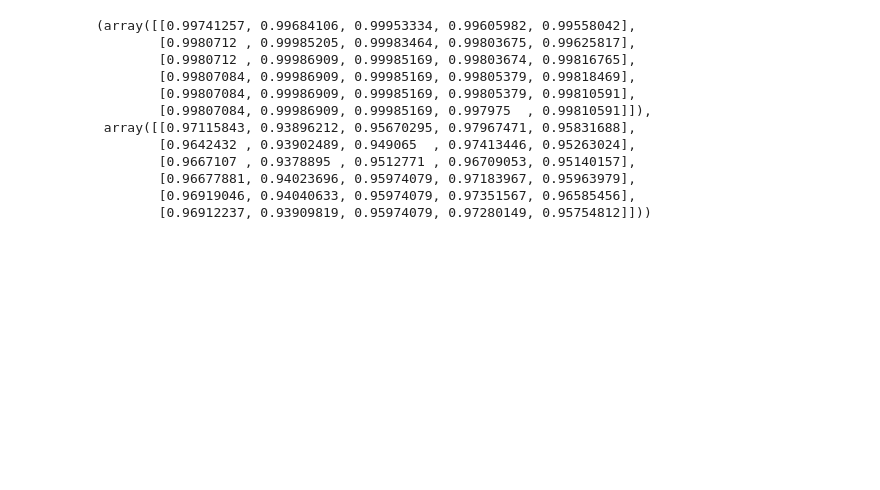
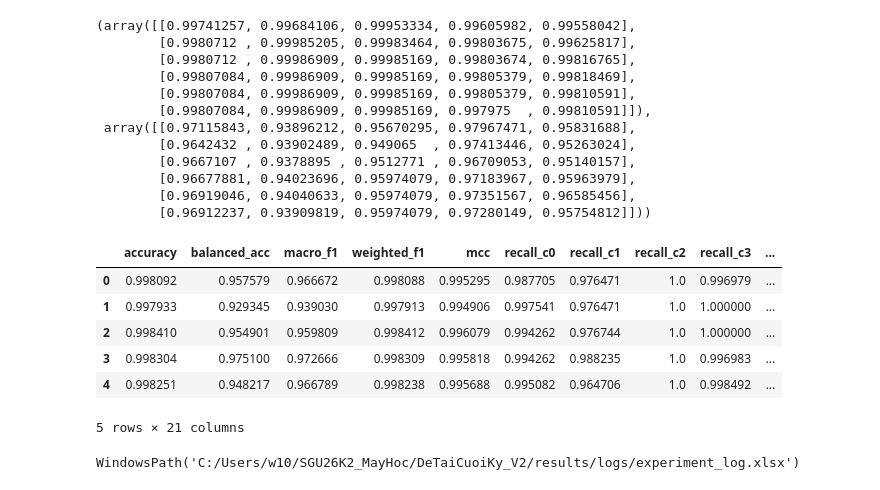
Before and after one commit to PhamNgocTuan-2006/SGU26K2_MayHoc, a Jupyter notebook: DeTaiCuoiKy_V2/experiments/03_tuning.ipynb, the cells around one changed output. Saved outputs shown, nothing was run; the diff lists cells and outputs as text; code cells hidden in the pictures; blank space fills up the shorter version.

Commit message:
docs: xuat nhat ky thi nghiem ra Excel sau tuning

```diff
--- a/DeTaiCuoiKy_V2/experiments/03_tuning.ipynb
+++ b/DeTaiCuoiKy_V2/experiments/03_tuning.ipynb
@@ -9,7 +9,7 @@ from src.config import RANDOM_STATE, CV_DIR
 from src.experiment_log import ExperimentLogger
 
 X_train, _, y_train, _, labels = load_data()
-lg = ExperimentLogger("B")
+lg = ExperimentLogger("tuan")
 
 param_dist = {
     "n_estimators": [100, 200, 400],
@@ -194,3 +194,23 @@ plot_vc(
         [0.96677881, 0.94023696, 0.95974079, 0.97183967, 0.95963979],
         [0.96919046, 0.94040633, 0.95974079, 0.97351567, 0.96585456],
         [0.96912237, 0.93909819, 0.95974079, 0.97280149, 0.95754812]]))
+# %%
+best_rf = clone(gs.best_estimator_)
+cw = gs.best_params_["class_weight"]
+
+lg.run(best_rf, X_train, y_train, "tuan",
+       strategy=f"class_weight={cw}",
+       notes=f"RandomizedSearch(n_iter=20)+Grid; best_cv_macro_f1={gs.best_score_:.4f}")
+# %% [output]
+|  | accuracy | balanced_acc | macro_f1 | weighted_f1 | mcc | recall_c0 | recall_c1 | recall_c2 | recall_c3 | ... |
+| 0 | 0.998092 | 0.957579 | 0.966672 | 0.998088 | 0.995295 | 0.987705 | 0.976471 | 1.0 | 0.996979 | ... |
+| 1 | 0.997933 | 0.929345 | 0.939030 | 0.997913 | 0.994906 | 0.997541 | 0.976471 | 1.0 | 1.000000 | ... |
+| 2 | 0.998410 | 0.954901 | 0.959809 | 0.998412 | 0.996079 | 0.994262 | 0.976744 | 1.0 | 1.000000 | ... |
+| 3 | 0.998304 | 0.975100 | 0.972666 | 0.998309 | 0.995818 | 0.994262 | 0.988235 | 1.0 | 0.996983 | ... |
+| 4 | 0.998251 | 0.948217 | 0.966789 | 0.998238 | 0.995688 | 0.995082 | 0.964706 | 1.0 | 0.998492 | ... |
+5 rows × 21 columns
+# %%
+from src.experiment_log import export_excel
+export_excel()
+# %% [output]
+WindowsPath('C:/Users/w10/SGU26K2_MayHoc/DeTaiCuoiKy_V2/results/logs/experiment_log.xlsx')
```
Also changed, not shown: parts of 2 cells of this notebook, 1 other file.
